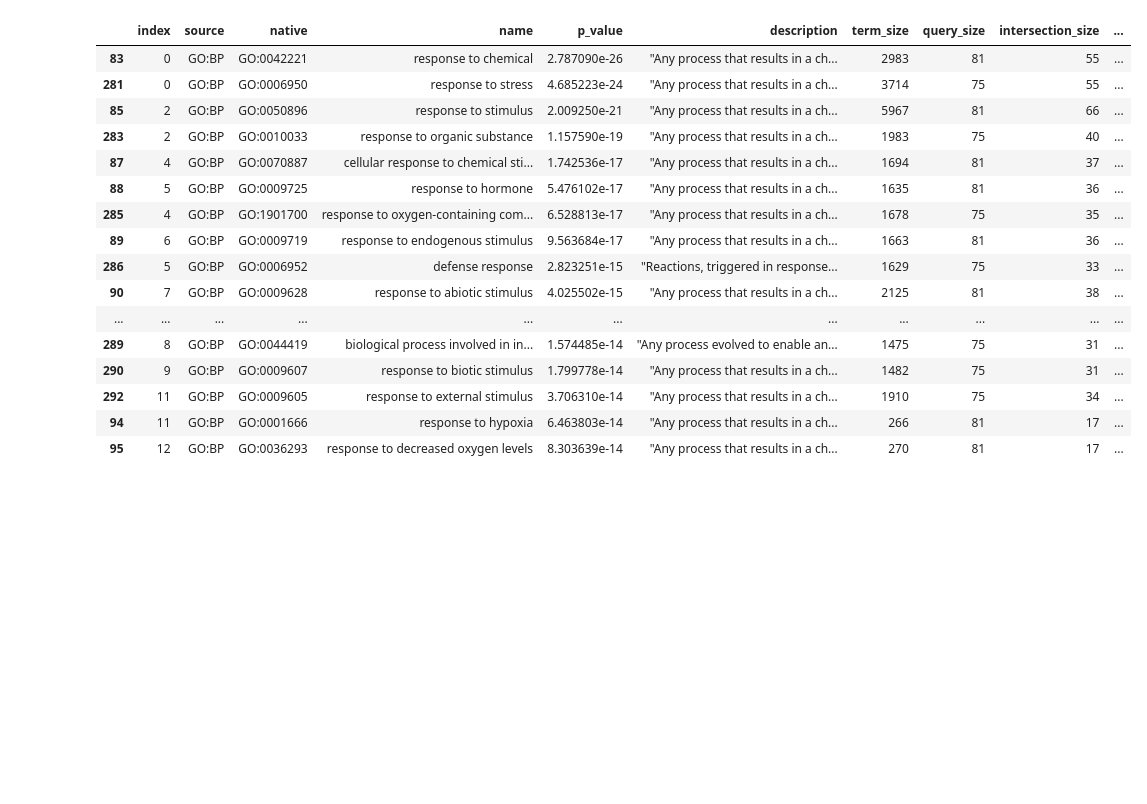
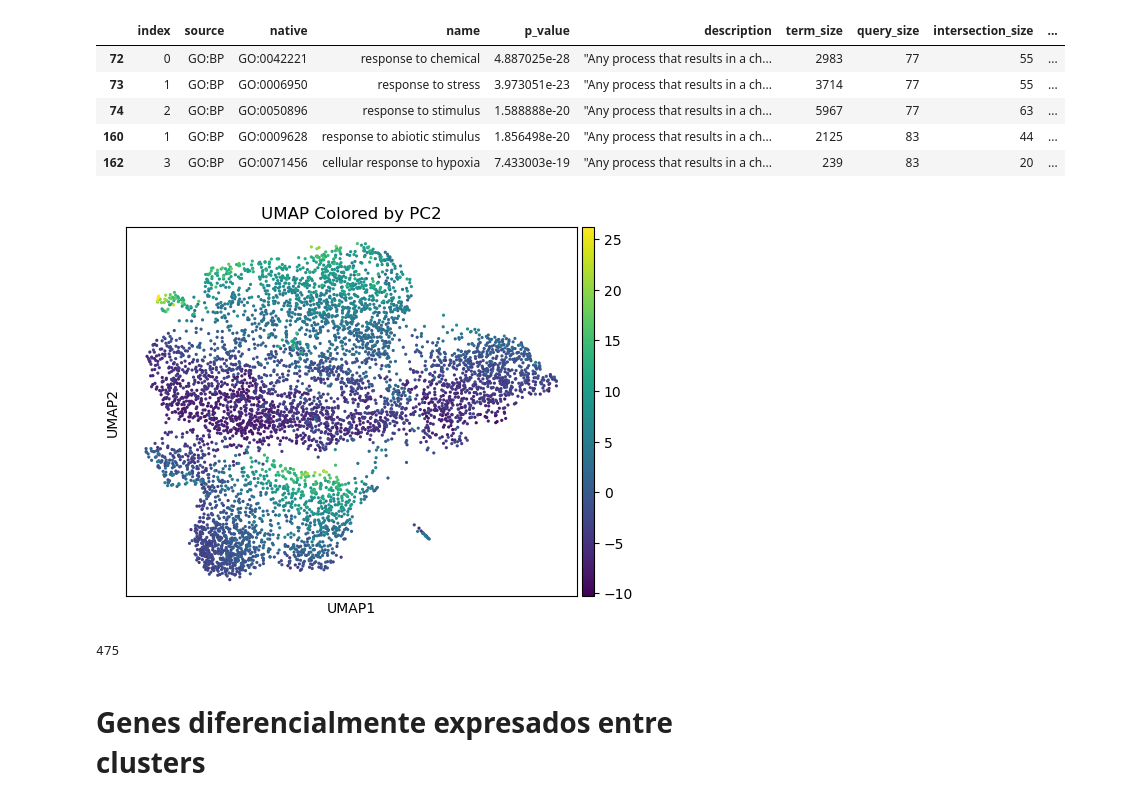
Before and after one commit to rbonazzola/scrna-pipeline, a Jupyter notebook: scanpy_pipeline.ipynb, the cells around one changed output. Drawn from its saved outputs; the diff is of its cells as text; code cells hidden in the pictures; blank space fills up the shorter version.

```diff
--- a/scanpy_pipeline.ipynb
+++ b/scanpy_pipeline.ipynb
@@ -49,8 +51,8 @@ def pipeline(data=None, folders=["data/WT1", "data/WT2", "data/WT3"]):
         del replicas
 
     MIN_GENES, MIN_CELLS = 3, 200
-    scanpy.pp.filter_cells(data, min_genes=MIN_GENES); logger.info(f"{all_data.shape=}")
-    scanpy.pp.filter_genes(data, min_cells=MIN_CELLS); logger.info(f"{all_data.shape=}")
+    scanpy.pp.filter_cells(data, min_genes=MIN_GENES); logger.info(f"{data.shape=}")
+    scanpy.pp.filter_genes(data, min_cells=MIN_CELLS); logger.info(f"{data.shape=}")
 
     data = filter_chloroplastic_and_mitochondrial(data)
 
@@ -123,6 +125,8 @@ def celltype_to_cluster_contingency(data, top_n=50, log2fc_threshold=5):
     plt.title('Cell-type-to-cluster contingency table')
     plt.tight_layout()
     plt.show()
+
+    return df
 # %%
 all_data = pipeline()
 # %% [output]
@@ -138,3 +142,3 @@ plot_umaps(all_data)
 # %%
-celltype_to_cluster_contingency(all_data, top_n=100)
+conting_table = celltype_to_cluster_contingency(all_data, top_n=200)
 # %% [output]
@@ -142,14 +146,18 @@ celltype_to_cluster_contingency(all_data, top_n=100)
 # %%
 # mesophyll_clusters = ['5', '6', '7', '8']
-mesophyll_clusters = ['0', '3', '5', '8', '13']
+
+# Selecciono los 6 clusters con mayor intersección con los marcadores de mesófilos
+mesophyll_clusters = [ str(x) for x in conting_table.loc["Mesophyll"].sort_values(ascending=False).iloc[:6].index.to_list()]
 
 subset_data = all_data[all_data.obs['louvain'].isin(mesophyll_clusters)].copy()
 
 scanpy.pp.pca(subset_data, n_comps=20)
 scanpy.pp.neighbors(subset_data)
-scanpy.tl.louvain(subset_data, resolution=0.25)
+scanpy.tl.louvain(subset_data, resolution=0.3, key_added="louvain_new")
 scanpy.tl.umap(subset_data)
 
-fig, ax = plt.subplots(1,1, figsize=(6, 6))
-scanpy.pl.umap(subset_data, color='louvain', palette=['yellow', 'red', 'purple', 'green', 'blue', 'orange', 'brown'], title='UMAP Colored by Clusters within the Mesophylls', ax=ax, show=False);
+fig, ax = plt.subplots(1,2, figsize=(18, 8))
+palette = ['yellow', 'red', 'purple', 'green', 'blue', 'orange', 'brown']
+scanpy.pl.umap(subset_data, ax=ax[0], color='louvain', palette=palette, title='UMAP Colored by old clusters within the Mesophylls', show=False);
+scanpy.pl.umap(subset_data, ax=ax[1], color='louvain_new', palette=palette, title='UMAP Colored by new clusters within the Mesophylls', show=False);
 # %% [output]
@@ -159,29 +165,36 @@ pc_loadings_df = build_pca_loading_df(subset_data)
 # %%
+pca_loadings_df = build_pca_loading_df(subset_data)
 go_terms = list()
 
 for pc in range(1, 5):
     top_genes = pca_loadings_df[f"PC{pc}"].abs().sort_values(ascending=False).head(100)
     go_terms_for_pc = query_for_go_terms(top_genes.index).assign(PC=pc).drop(['significant', 'query'], axis=1)
     go_terms.append(go_terms_for_pc)
 
 go_terms = pd.concat(go_terms).reset_index().sort_values("p_value")
 idx = go_terms.groupby('native')['p_value'].idxmin()
-go_terms.loc[idx].sort_values("p_value").head(20)
+
+pd.set_option('display.max_colwidth', None)
+go_terms.loc[idx].sort_values("p_value").head(5)#[["PC", "p_value", "name", "description"]]
 # %% [output]
 |  | index | source | native | name | p_value | description | term_size | query_size | intersection_size | ... |
-| 83 | 0 | GO:BP | GO:0042221 | response to chemical | 2.787090e-26 | "Any process that results in a ch... | 2983 | 81 | 55 | ... |
-| 281 | 0 | GO:BP | GO:0006950 | response to stress | 4.685223e-24 | "Any process that results in a ch... | 3714 | 75 | 55 | ... |
-| 85 | 2 | GO:BP | GO:0050896 | response to stimulus | 2.009250e-21 | "Any process that results in a ch... | 5967 | 81 | 66 | ... |
-| 283 | 2 | GO:BP | GO:0010033 | response to organic substance | 1.157590e-19 | "Any process that results in a ch... | 1983 | 75 | 40 | ... |
-| 87 | 4 | GO:BP | GO:0070887 | cellular response to chemical sti... | 1.742536e-17 | "Any process that results in a ch... | 1694 | 81 | 37 | ... |
-| 88 | 5 | GO:BP | GO:0009725 | response to hormone | 5.476102e-17 | "Any process that results in a ch... | 1635 | 81 | 36 | ... |
-| 285 | 4 | GO:BP | GO:1901700 | response to oxygen-containing com... | 6.528813e-17 | "Any process that results in a ch... | 1678 | 75 | 35 | ... |
-| 89 | 6 | GO:BP | GO:0009719 | response to endogenous stimulus | 9.563684e-17 | "Any process that results in a ch... | 1663 | 81 | 36 | ... |
-| 286 | 5 | GO:BP | GO:0006952 | defense response | 2.823251e-15 | "Reactions, triggered in response... | 1629 | 75 | 33 | ... |
-| 90 | 7 | GO:BP | GO:0009628 | response to abiotic stimulus | 4.025502e-15 | "Any process that results in a ch... | 2125 | 81 | 38 | ... |
-| ... | ... | ... | ... | ... | ... | ... | ... | ... | ... | ... |
-| 289 | 8 | GO:BP | GO:0044419 | biological process involved in in... | 1.574485e-14 | "Any process evolved to enable an... | 1475 | 75 | 31 | ... |
-| 290 | 9 | GO:BP | GO:0009607 | response to biotic stimulus | 1.799778e-14 | "Any process that results in a ch... | 1482 | 75 | 31 | ... |
-| 292 | 11 | GO:BP | GO:0009605 | response to external stimulus | 3.706310e-14 | "Any process that results in a ch... | 1910 | 75 | 34 | ... |
-| 94 | 11 | GO:BP | GO:0001666 | response to hypoxia | 6.463803e-14 | "Any process that results in a ch... | 266 | 81 | 17 | ... |
-| 95 | 12 | GO:BP | GO:0036293 | response to decreased oxygen levels | 8.303639e-14 | "Any process that results in a ch... | 270 | 81 | 17 | ... |
+| 72 | 0 | GO:BP | GO:0042221 | response to chemical | 4.887025e-28 | "Any process that results in a ch... | 2983 | 77 | 55 | ... |
+| 73 | 1 | GO:BP | GO:0006950 | response to stress | 3.973051e-23 | "Any process that results in a ch... | 3714 | 77 | 55 | ... |
+| 74 | 2 | GO:BP | GO:0050896 | response to stimulus | 1.588888e-20 | "Any process that results in a ch... | 5967 | 77 | 63 | ... |
+| 160 | 1 | GO:BP | GO:0009628 | response to abiotic stimulus | 1.856498e-20 | "Any process that results in a ch... | 2125 | 83 | 44 | ... |
+| 162 | 3 | GO:BP | GO:0071456 | cellular response to hypoxia | 7.433003e-19 | "Any process that results in a ch... | 239 | 83 | 20 | ... |
+# %%
+subset_data.obs['PC1'] = subset_data.obsm['X_pca'][:, 0]
+
+subset_data.obs['PC2'] = subset_data.obsm['X_pca'][:, 1]
+
+scanpy.pl.umap(subset_data, color='PC2', palette=palette, title='UMAP Colored by PC2', show=True);
+# %% [output]
+[figure, added]
+# %%
+(pca_loadings_df.PC2 > 0).sum()
+(pca_loadings_df.PC2 < 0).sum()
+# %% [output]
+475
+# %% [markdown]
+# Genes diferencialmente expresados entre clusters
```
Also changed, not shown: parts of 16 cells of this notebook, 2 other files.
